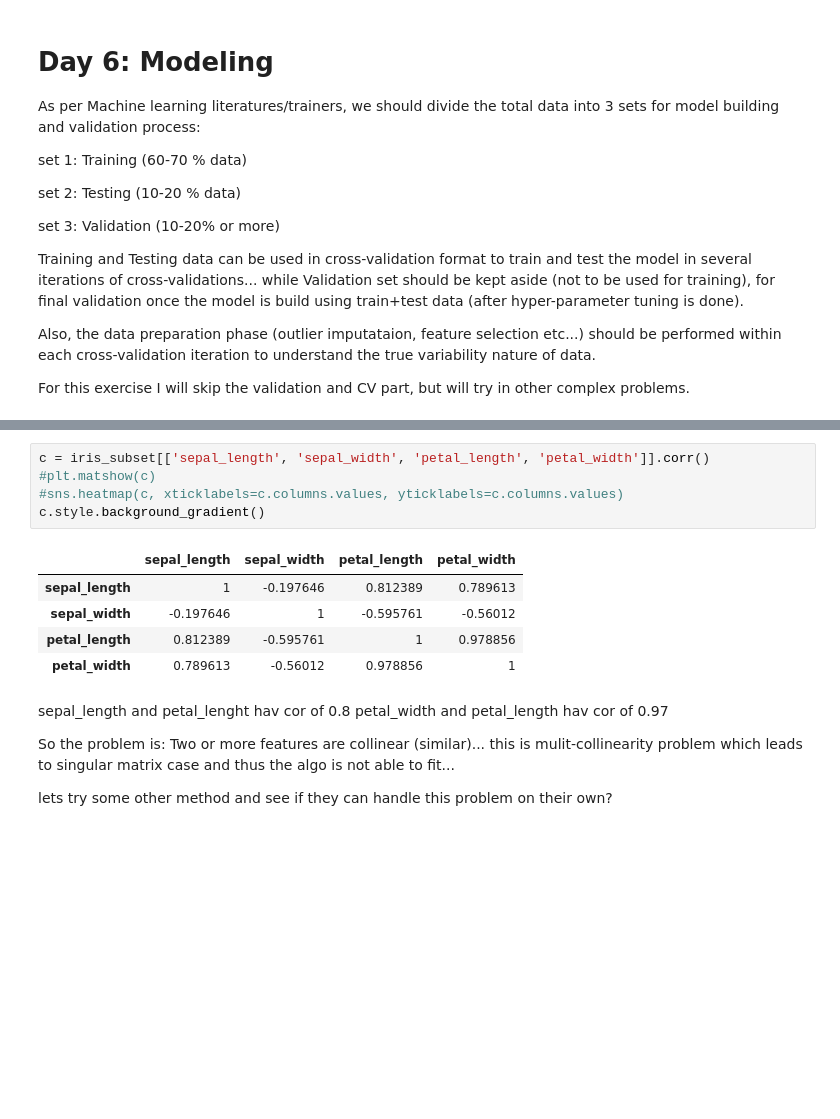
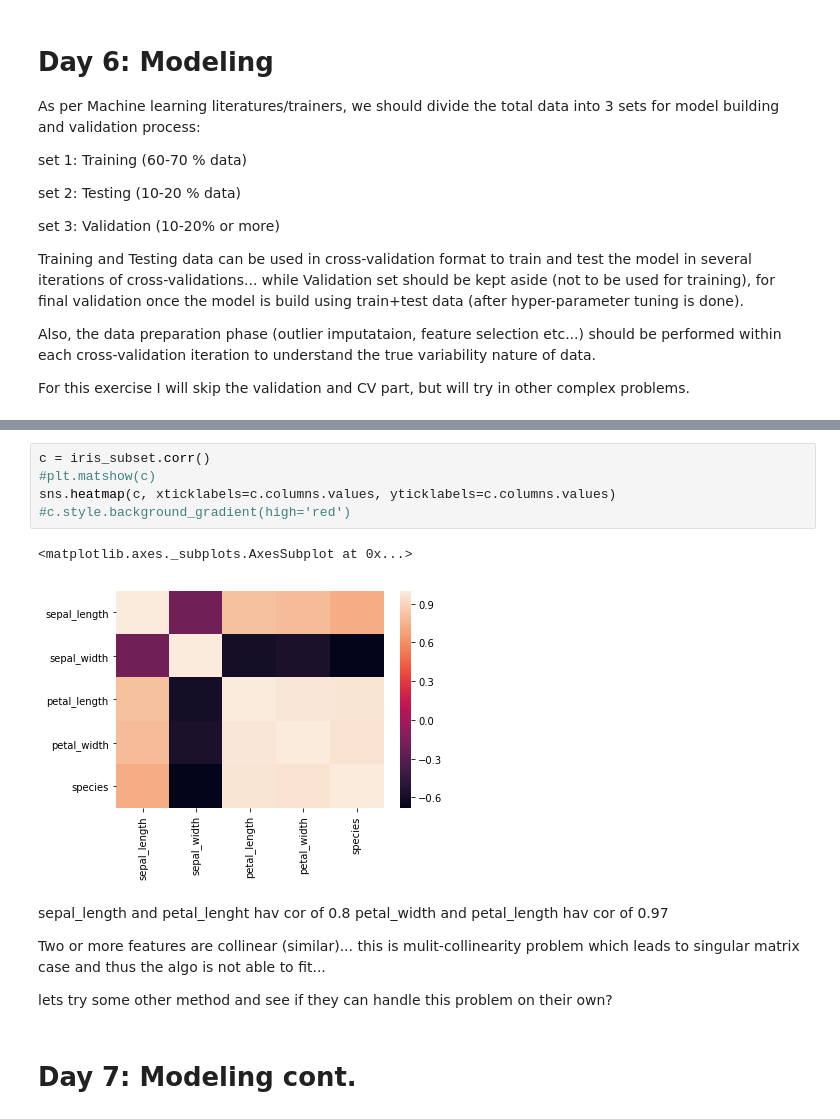
Before and after one commit to shubhsoni/100daysofml, a Jupyter notebook: classification.ipynb, the cells around one changed output, grey strips where cells are left out. Drawn from its saved outputs; the diff is of its cells as text; blank space fills up the shorter version.

```diff
--- a/classification.ipynb
+++ b/classification.ipynb
@@ -242,20 +250,18 @@ Lets check our variables and the relation between them closely...
 # %%
-c = iris_subset[['sepal_length', 'sepal_width', 'petal_length', 'petal_width']].corr()
+c = iris_subset.corr()
 #plt.matshow(c)
-#sns.heatmap(c, xticklabels=c.columns.values, yticklabels=c.columns.values)
-c.style.background_gradient()
+sns.heatmap(c, xticklabels=c.columns.values, yticklabels=c.columns.values)
+#c.style.background_gradient(high='red')
 # %% [output]
-|  | sepal_length | sepal_width | petal_length | petal_width |
-| sepal_length | 1 | -0.197646 | 0.812389 | 0.789613 |
-| sepal_width | -0.197646 | 1 | -0.595761 | -0.56012 |
-| petal_length | 0.812389 | -0.595761 | 1 | 0.978856 |
-| petal_width | 0.789613 | -0.56012 | 0.978856 | 1 |
+<matplotlib.axes._subplots.AxesSubplot at 0x...>
+[figure, added]
 # %% [markdown]
 sepal_length and petal_lenght hav cor of 0.8
 petal_width and petal_length hav cor of 0.97
 
-
-So the problem is: Two or more features are collinear (similar)... this is mulit-collinearity problem which leads to
+Two or more features are collinear (similar)... this is mulit-collinearity problem which leads to
 singular matrix case and thus the algo is not able to fit...
 
 lets try some other method and see if they can handle this problem on their own?
+# %% [markdown]
+# Day 7: Modeling cont.
```
Also changed, not shown: parts of 19 cells of this notebook.
